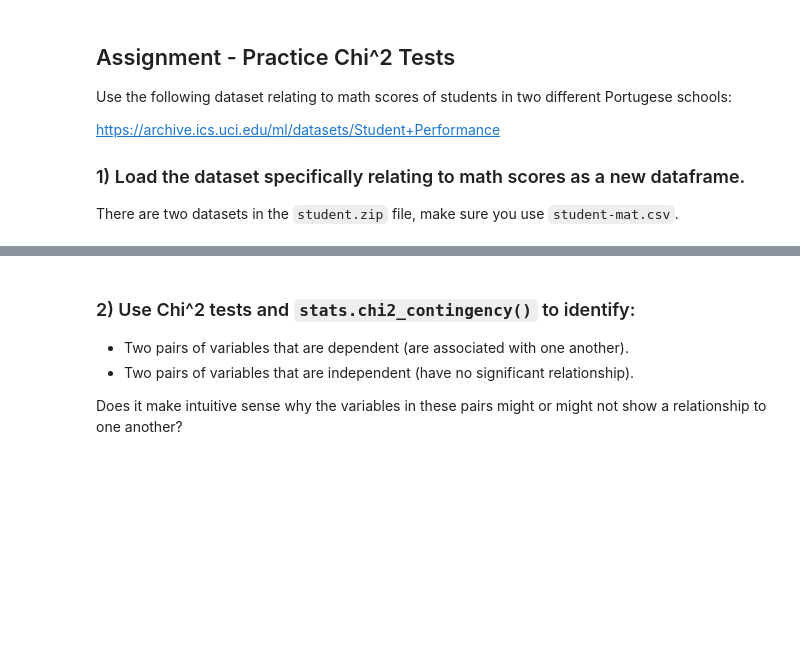
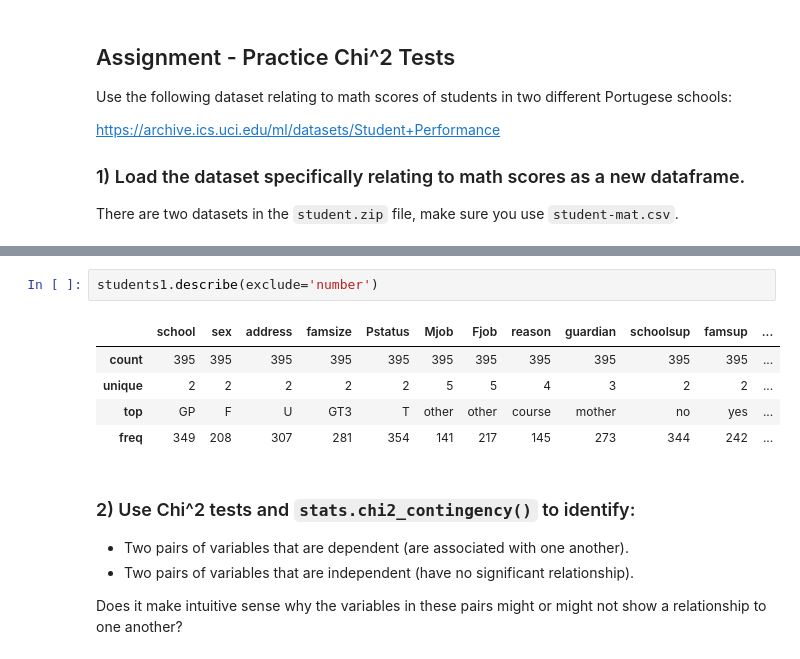
Before and after one commit to yestrella14/DS-Unit-1-Sprint-2-Statistics, a Jupyter notebook: LS_DS_122_Chi2_Tests_Assignment.ipynb, the cells around one changed output, grey strips where cells are left out. Cells and saved outputs as stored; diff of their text form; blank space fills up the shorter version.

```diff
--- a/LS_DS_122_Chi2_Tests_Assignment.ipynb
+++ b/LS_DS_122_Chi2_Tests_Assignment.ipynb
@@ -57,3 +99,11 @@ students2.head(3)
+# %%
+students1.describe(exclude='number')
+# %% [output]
+|  | school | sex | address | famsize | Pstatus | Mjob | Fjob | reason | guardian | schoolsup | famsup | ... |
+| count | 395 | 395 | 395 | 395 | 395 | 395 | 395 | 395 | 395 | 395 | 395 | ... |
+| unique | 2 | 2 | 2 | 2 | 2 | 5 | 5 | 4 | 3 | 2 | 2 | ... |
+| top | GP | F | U | GT3 | T | other | other | course | mother | no | yes | ... |
+| freq | 349 | 208 | 307 | 281 | 354 | 141 | 217 | 145 | 273 | 344 | 242 | ... |
 # %% [markdown]
 ### 2) Use Chi^2 tests and `stats.chi2_contingency()` to identify:
  - Two pairs of variables that are dependent (are associated with one another).
```
Also changed, not shown: parts of 16 cells of this notebook.
